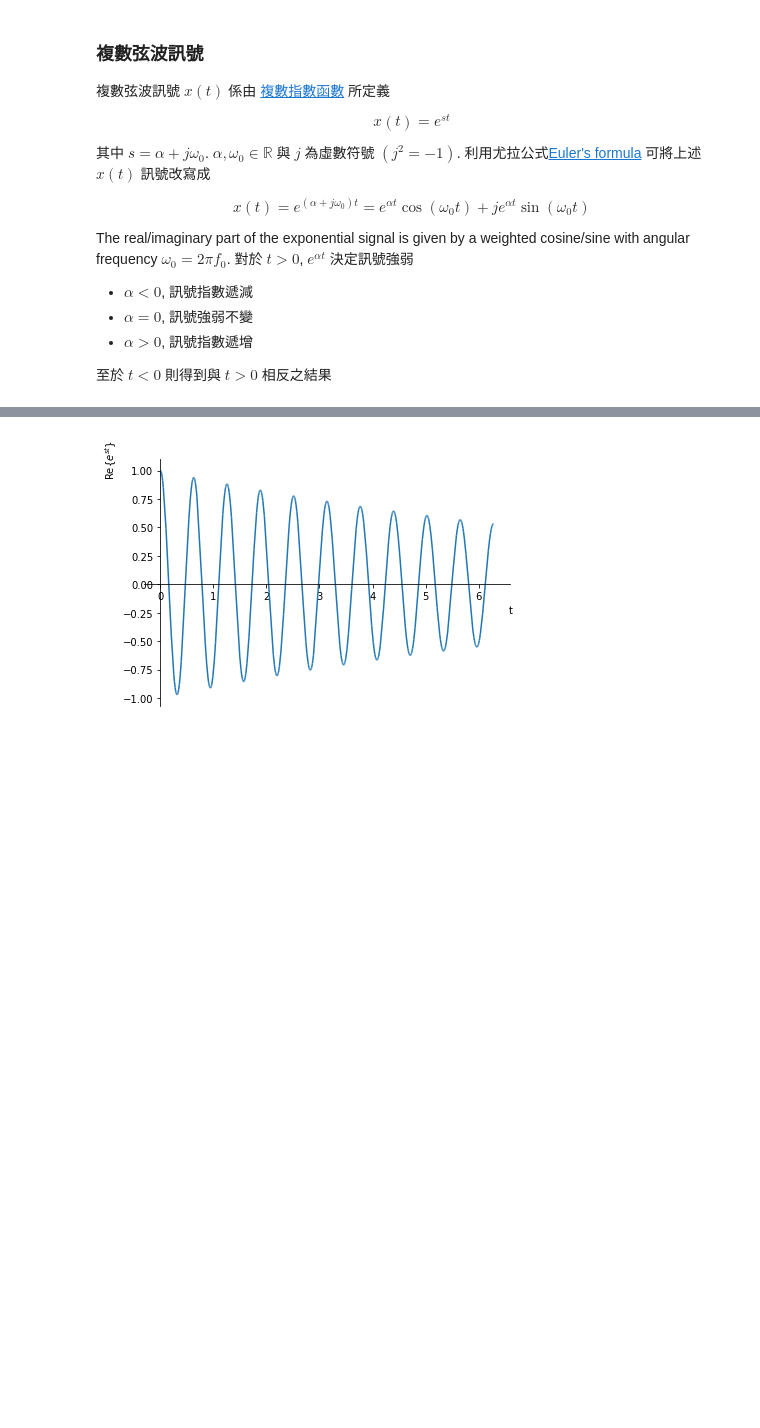
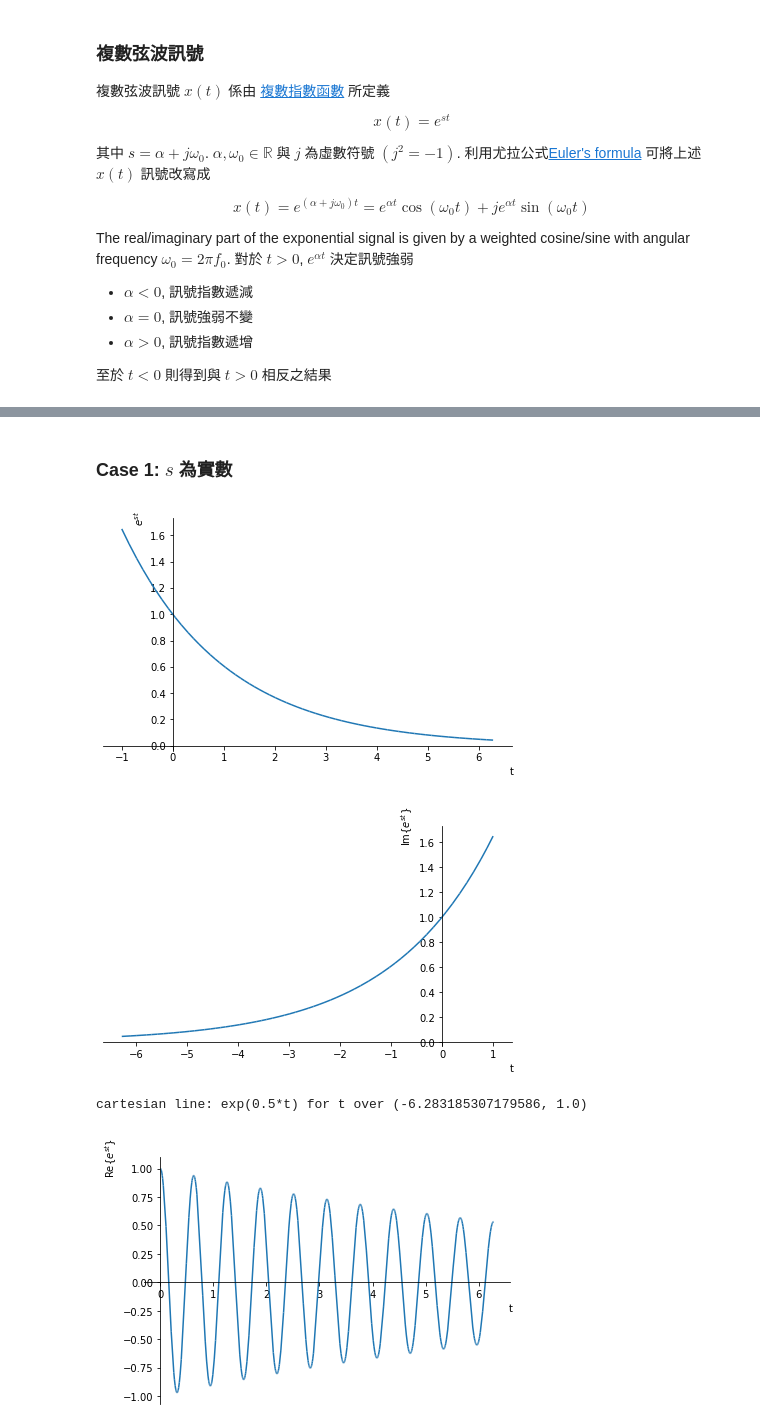
Before and after one commit to luckguy/SS2022, a Jupyter notebook: SS02_c.ipynb, the cells around one changed output, grey strips where cells are left out. Cells and saved outputs as stored; diff of their text form; code cells hidden in the pictures; blank space fills up the shorter version.

```diff
--- a/SS02_c.ipynb
+++ b/SS02_c.ipynb
@@ -43,3 +41,16 @@ NameError: ignored
+# %% [markdown]
+### Case 1: $s$ 為實數
+# %%
+# 設定 alpha 與 sigma 數值
+y = x.subs({omega0: 0, alpha: -.5})  # alpha=-0.5
+
+sym.plot(sym.re(y), (t, -1, 2*sym.pi), ylabel=r'$e^{st}$')
+y = x.subs({omega0:0, alpha:0.5}) #alpha=0.5
+p=sym.plot(sym.re(y), (t, -2*sym.pi,1), ylabel=r'Im{$e^{st}$}');
+# %% [output]
+[figure, added]
+[figure, added]
+cartesian line: exp(0.5*t) for t over (-6.283185307179586, 1.0)
 # %%
 # 設定 alpha 與 sigma 數值
 y = x.subs({omega: 10, alpha: -.1})  # alpha=-0.1, omega=10
```
Also changed, not shown: parts of 5 cells of this notebook.
